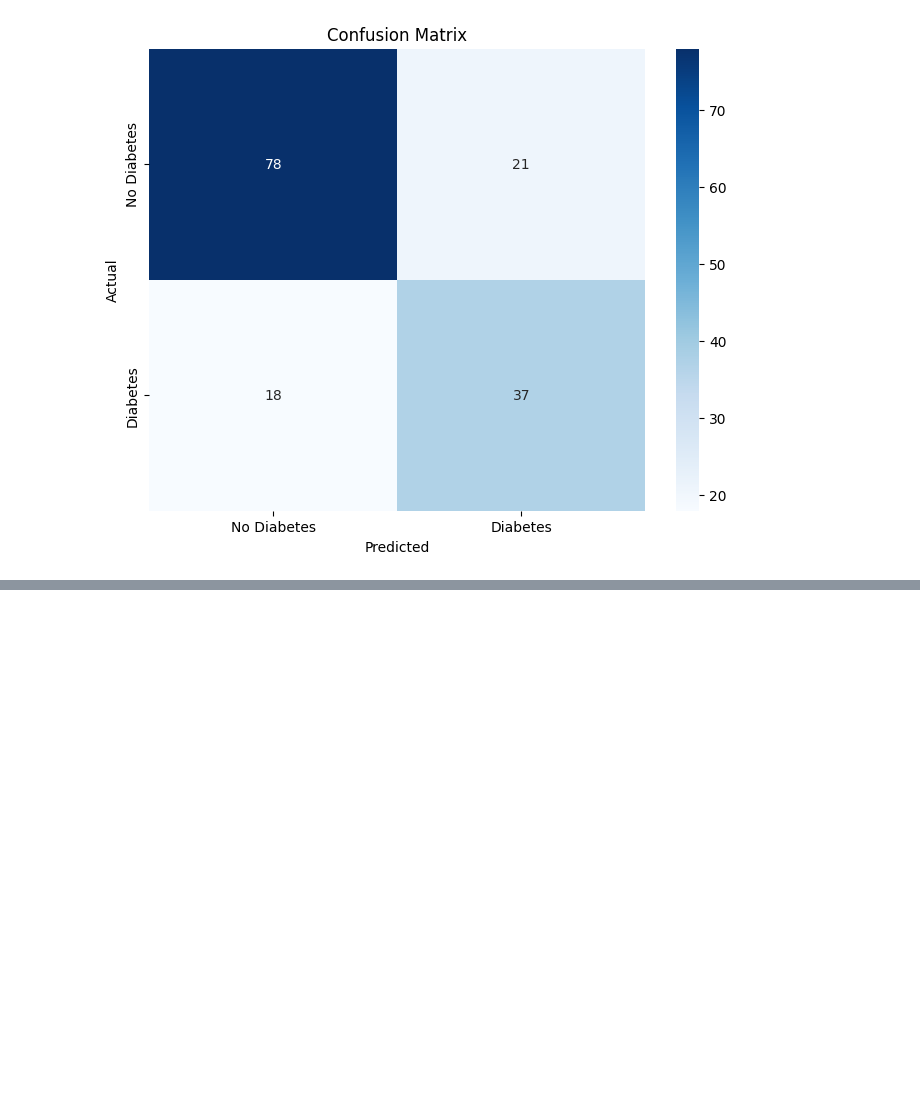
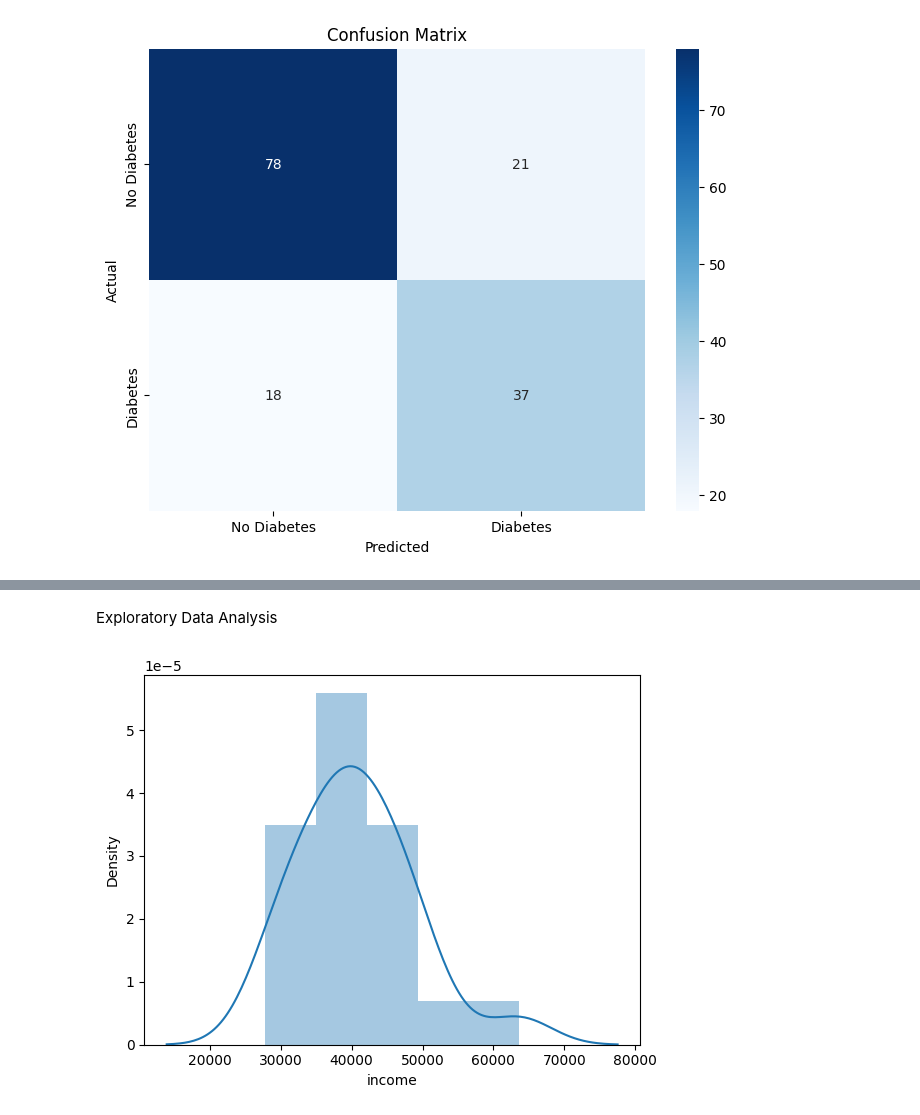
Before and after one commit to Tejasri1557/ADM_2025, a Jupyter notebook: Lab_07.ipynb, the cells around one changed output, grey strips where cells are left out. Cells and saved outputs as stored; diff of their text form; code cells hidden in the pictures; blank space fills up the shorter version.

```diff
--- a/Lab_07.ipynb
+++ b/Lab_07.ipynb
@@ -299,0 +373,6 @@ plt.show()
+# %% [markdown]
+Exploratory Data Analysis
+# %%
+sns.distplot(d['income']);
+# %% [output]
+[figure, added]
```
Also changed, not shown: parts of 23 cells of this notebook.
